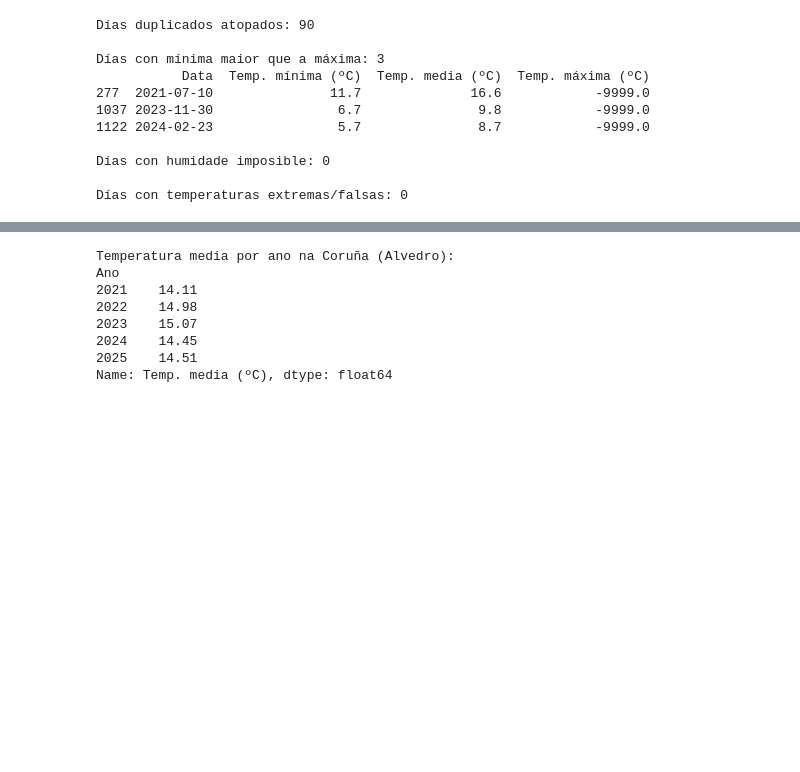
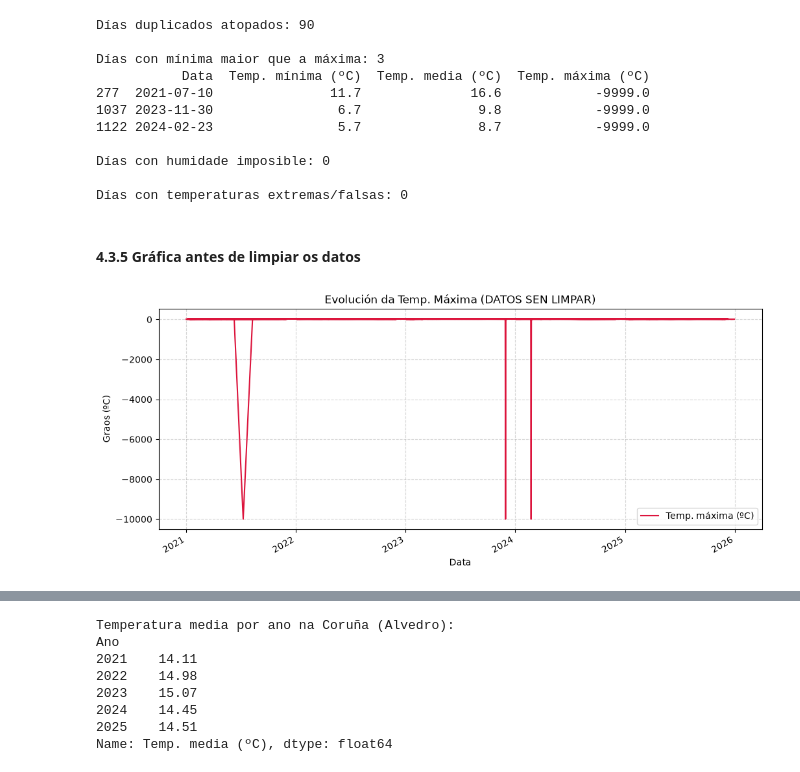
Before and after one commit to aroat-iabd/p1_que_tempo_fixo, a Jupyter notebook: p1_que_tempo_fixo/notebooks/p1.ipynb, the cells around one changed output, grey strips where cells are left out. Drawn from its saved outputs; the diff is of its cells as text; code cells hidden in the pictures; blank space fills up the shorter version.

```diff
--- a/p1_que_tempo_fixo/notebooks/p1.ipynb
+++ b/p1_que_tempo_fixo/notebooks/p1.ipynb
@@ -207,4 +218,22 @@ Días con mínima maior que a máxima: 3
 Días con humidade imposible: 0
 
 Días con temperaturas extremas/falsas: 0
+# %% [markdown]
+#### 4.3.5 Gráfica antes de limpiar os datos
+# %%
+# gráfica da evolución da temperatura máxima ao longo do tempo SIN LIMPIAR
+df.plot(
+    x="Data",
+    y="Temp. máxima (ºC)",
+    figsize=(12, 5),
+    title="Evolución da Temp. Máxima (DATOS SEN LIMPAR)",
+    color="crimson"
+)
+
+plt.ylabel("Graos (ºC)")
+plt.xlabel("Data")
+plt.grid(True, linestyle="--", alpha=0.5)
+plt.show()
+# %% [output]
+[figure, added]
 # %%
```
Also changed, not shown: parts of 37 cells of this notebook, 7 other files.
